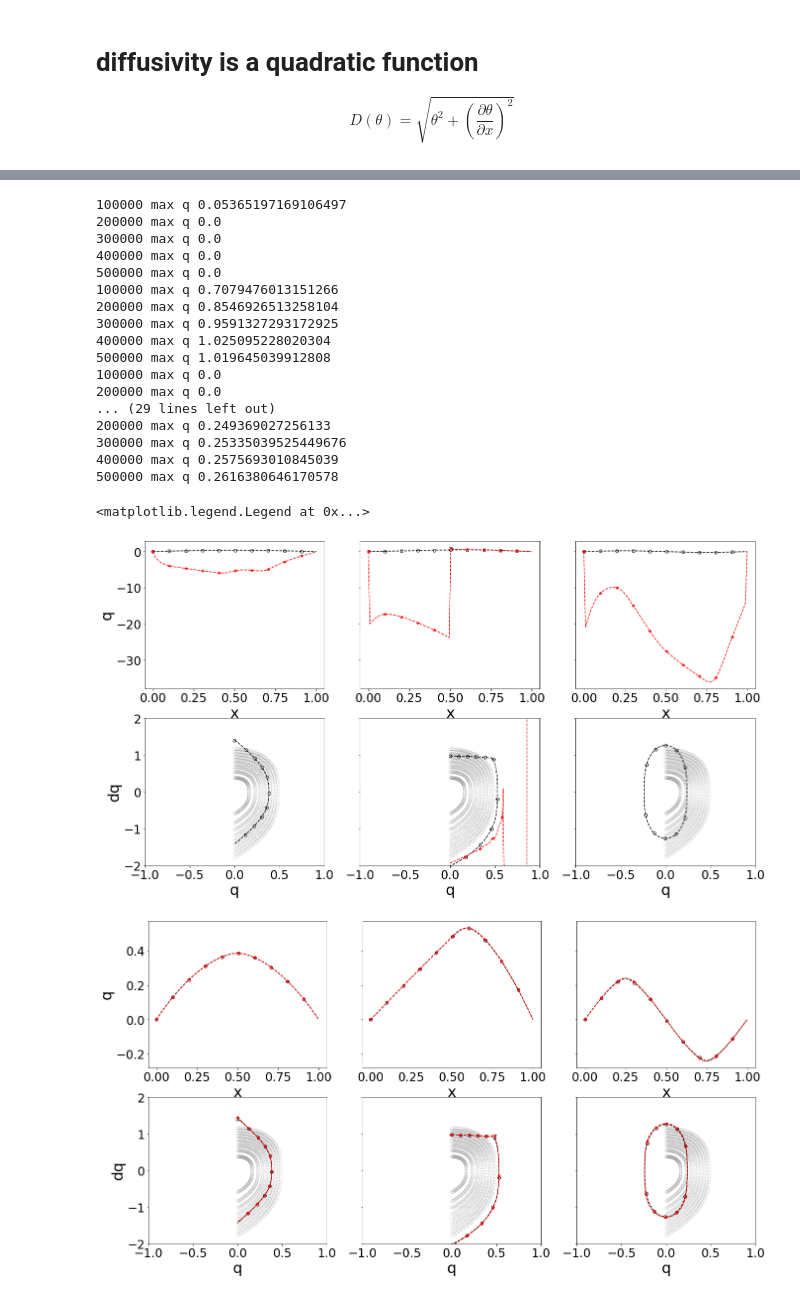
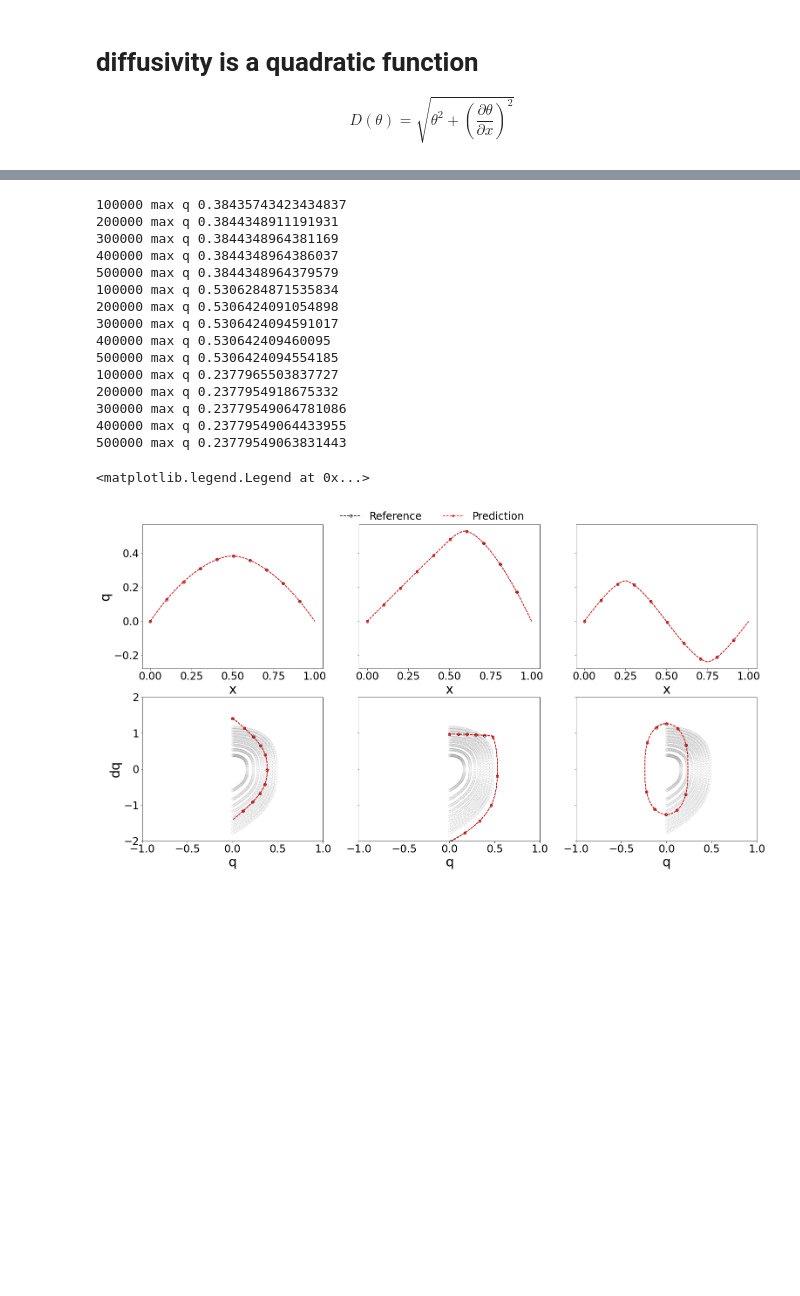
Before and after one commit to Zhengyu-Huang/Point-Jet, a Jupyter notebook: Poisson_model/Direct_NN_FCN.ipynb, the cells around one changed output, grey strips where cells are left out. Drawn from its saved outputs; the diff is of its cells as text; code cells hidden in the pictures; blank space fills up the shorter version.

```diff
--- a/Poisson_model/Direct_NN_FCN.ipynb
+++ b/Poisson_model/Direct_NN_FCN.ipynb
@@ -251,7 +252,8 @@ def f_func3(xx_test):
 f_funcs = [f_func1, f_func2, f_func3]
 
 
-for nn_save_name in ["source.nn", "diffusivity.nn", "flux.nn"]:
+for nn_save_name in ["diffusivity.nn",]:
+# for nn_save_name in ["source.nn", "diffusivity.nn", "flux.nn"]:
     trained_net = torch.load(nn_save_name)
 
 
@@ -262,7 +264,7 @@ for nn_save_name in ["source.nn", "diffusivity.nn", "flux.nn"]:
 
         f_func = f_funcs[i]
         f = f_func(xx)
-
+        filter_on = False
         if nn_save_name  == "diffusivity.nn":
             nn_model = partial(NeuralNet.nn_viscosity, net=trained_net, mu_scale = mu_scale, non_negative=True, filter_on=filter_on, filter_sigma=filter_sigma)
             model = lambda q, yy, res : nummodel(nn_model, q, yy, res)
@@ -282,49 +284,46 @@ for nn_save_name in ["source.nn", "diffusivity.nn", "flux.nn"]:
         dq_pred  = Numerics.gradient_first(q_pred, dy, bc = "one-sided")
 
 
         ax[0,i].plot(xx_test[i,:], q_test[i,:],  "--o", color="black", fillstyle="none", label="Reference", markevery=10)
         ax[0,i].plot(xx_test[i,:], q_pred,  "--*", color="red", label="Prediction", markevery=10)
         if i == 0:
             ax[0,i].set_ylabel("q")
         ax[0,i].set_xlabel("x")
 
         for j in range(q.shape[0]):
             ax[1,i].plot(q[j, :], dq[j, :],  "o", color = "black", fillstyle="none", alpha=0.1)
 
         ax[1,i].plot(q_test[i,:], dq_test[i,:],  "--o", color="black", fillstyle="none", label="Reference", markevery=10)
         ax[1,i].plot(q_pred, dq_pred,  "--*", color="red", label="Prediction", markevery=10)
         ax[1,i].set_xlim([-1,1])
         ax[1,i].set_ylim([-2,2])
         if i == 0:
             ax[1,i].set_ylabel("dq")
         ax[1,i].set_xlabel("q")
 
 
 
 
 
 
 handles, labels = ax[0,0].get_legend_handles_labels()
 fig.subplots_adjust(bottom=0.08,top=0.92,left=0.08,right=0.97)
 fig.legend(handles,labels,loc = "upper center",bbox_to_anchor=(0.5,0.98),ncol=2,frameon=False)
 # %% [output]
-100000 max q 0.05365197169106497
-200000 max q 0.0
-300000 max q 0.0
-400000 max q 0.0
-500000 max q 0.0
-100000 max q 0.7079476013151266
-200000 max q 0.8546926513258104
-300000 max q 0.9591327293172925
-400000 max q 1.025095228020304
-500000 max q 1.019645039912808
-100000 max q 0.0
-200000 max q 0.0
-... (29 lines left out)
-200000 max q 0.249369027256133
-300000 max q 0.25335039525449676
-400000 max q 0.2575693010845039
-500000 max q 0.2616380646170578
+100000 max q 0.38435743423434837
+200000 max q 0.3844348911191931
+300000 max q 0.3844348964381169
+400000 max q 0.3844348964386037
+500000 max q 0.3844348964379579
+100000 max q 0.5306284871535834
+200000 max q 0.5306424091054898
+300000 max q 0.5306424094591017
+400000 max q 0.530642409460095
+500000 max q 0.5306424094554185
+100000 max q 0.2377965503837727
+200000 max q 0.2377954918675332
+300000 max q 0.23779549064781086
+400000 max q 0.23779549064433955
+500000 max q 0.23779549063831443
 <matplotlib.legend.Legend at 0x...>
-[figure, old version]
+[figure, new version]
-[figure, removed]
```
Also changed, not shown: parts of 4 cells of this notebook, 22 other files.
